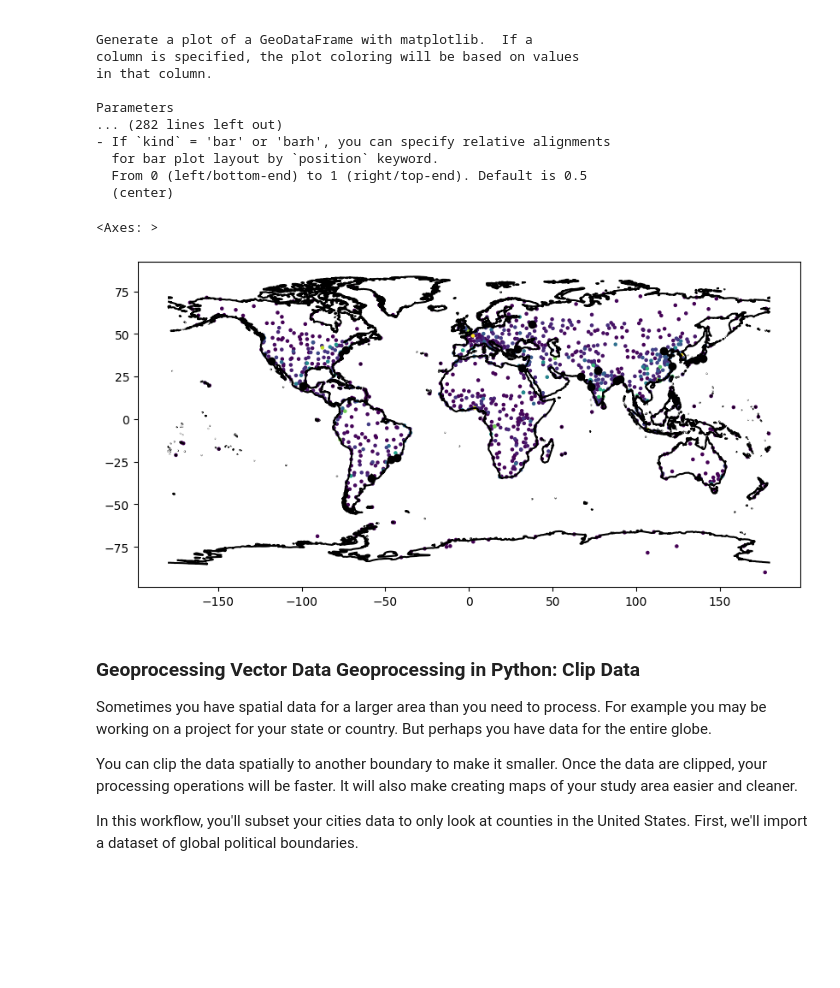
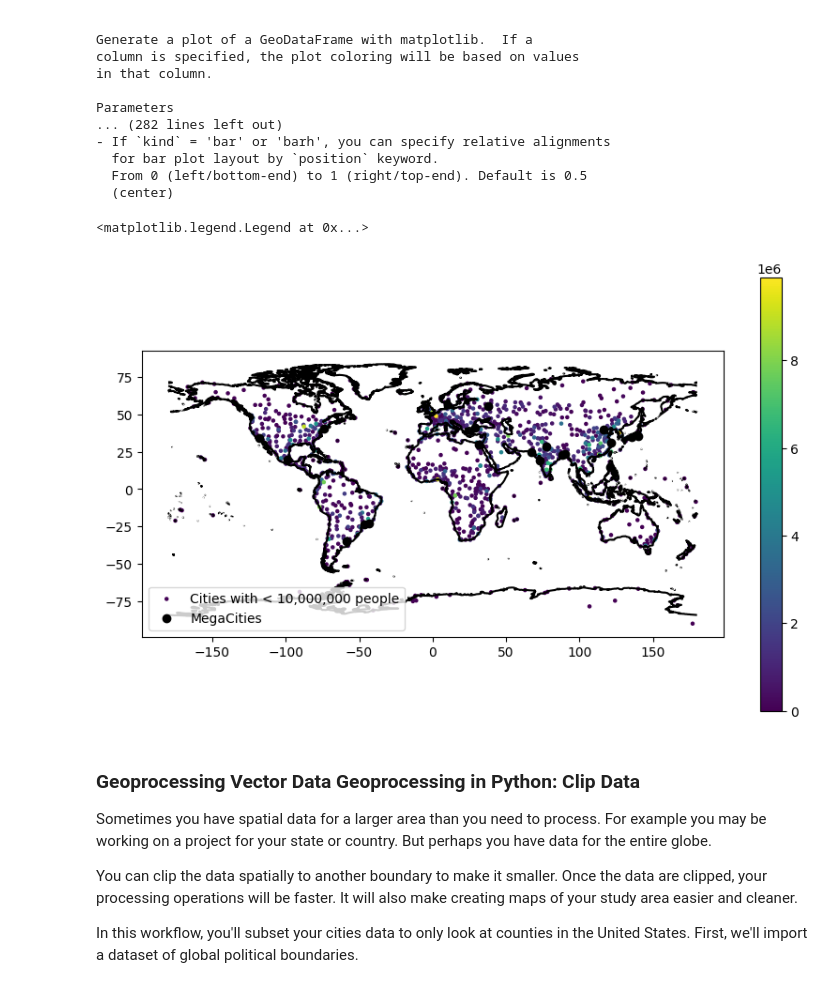
Before and after one commit to LizCarter492/EnvDatSci, a Jupyter notebook: CodeSprints/VectorData101.ipynb, the cells around one changed output. Cells and saved outputs as stored; diff of their text form; code cells hidden in the pictures; blank space fills up the shorter version.

Commit message:
fix legend and others

```diff
--- a/CodeSprints/VectorData101.ipynb
+++ b/CodeSprints/VectorData101.ipynb
@@ -65,21 +67,23 @@ os.getcwd()
 # %% [markdown]
 We're going to download a second dataset, called coastlines:
 # %%
-#set URL for the dataset
-coastlines_url = "https://naturalearth.s3.amazonaws.com/50m_physical/ne_50m_coastline.zip"
+# set URL for the dataset
+coastlines_url = (
+    "https://naturalearth.s3.amazonaws.com/50m_physical/ne_50m_coastline.zip"
+)
 
-#download the URL into your earth-analytics folder
+# download the URL into your earth-analytics folder
 et.data.get_data(url=coastlines_url)
 
-#name the filepath relative to your working directory: note this is operating system agnostic
-coastlines_path = os.path.join("data", "earthpy-downloads",
-                               "ne_50m_coastline",
-                               "ne_50m_coastline.shp")
+# name the filepath relative to your working directory: note this is operating system agnostic
+coastlines_path = os.path.join(
+    "data", "earthpy-downloads", "ne_50m_coastline", "ne_50m_coastline.shp"
+)
 
-#use geopandas as gpd to "read_file"
+# use geopandas as gpd to "read_file"
 coastlines = gpd.read_file(coastlines_path)
 
-#prints "head" just like pandas!
+# prints "head" just like pandas!
 coastlines.head()
 # %% [output]
 |  | scalerank | featurecla | min_zoom | geometry |
@@ -149,14 +153,18 @@ Next, you will accesss another online shapefile using Geopandas.
 # %%
 # Open a second layer
 et.data.get_data(
-    url='https://naturalearth.s3.amazonaws.com/50m_cultural/ne_50m_populated_places_simple.zip')
+    url="https://naturalearth.s3.amazonaws.com/50m_cultural/ne_50m_populated_places_simple.zip"
+)
 
 # Create a path to the populated places shapefile
-populated_places_path = os.path.join("data", "earthpy-downloads",
-                                     "ne_50m_populated_places_simple",
-                                     "ne_50m_populated_places_simple.shp")
+populated_places_path = os.path.join(
+    "data",
+    "earthpy-downloads",
+    "ne_50m_populated_places_simple",
+    "ne_50m_populated_places_simple.shp",
+)
 
-#read in a new geopandas data frame called "cities"
+# read in a new geopandas data frame called "cities"
 cities = gpd.read_file(populated_places_path)
 # %% [markdown]
 ### TASK 1: Is cities a point, line, or polygon file? Type a command to find out and interpret the answer.
@@ -333,11 +343,18 @@ Parameters
 # %%
 f, ax2 = plt.subplots(figsize=(10, 6))
 coastlines.plot(ax=ax2, color="black")
-cities[cities.pop_max < 10000000].plot(ax=ax2, column="pop_max", markersize=5, legend_kwds={'label': "Cities and Population"})
-megacities.plot(ax=ax2, color="black",legend_kwds={'label': "Megacities"})
+cities[cities.pop_max < 10000000].plot(
+    ax=ax2,
+    column="pop_max",
+    markersize=5,
+    legend=True,
+    label="Cities with < 10,000,000 people",
+)
+megacities.plot(ax=ax2, color="black", legend=True, label="MegaCities")
+ax2.legend()
 # %% [output]
-<Axes: >
+<matplotlib.legend.Legend at 0x...>
-[figure, old version]
+[figure, new version]
 # %% [markdown]
 ### Geoprocessing Vector Data Geoprocessing in Python: Clip Data
 Sometimes you have spatial data for a larger area than you need to process. For example you may be working on a project for your state or country. But perhaps you have data for the entire globe.
```
Also changed, not shown: parts of 18 cells of this notebook.
